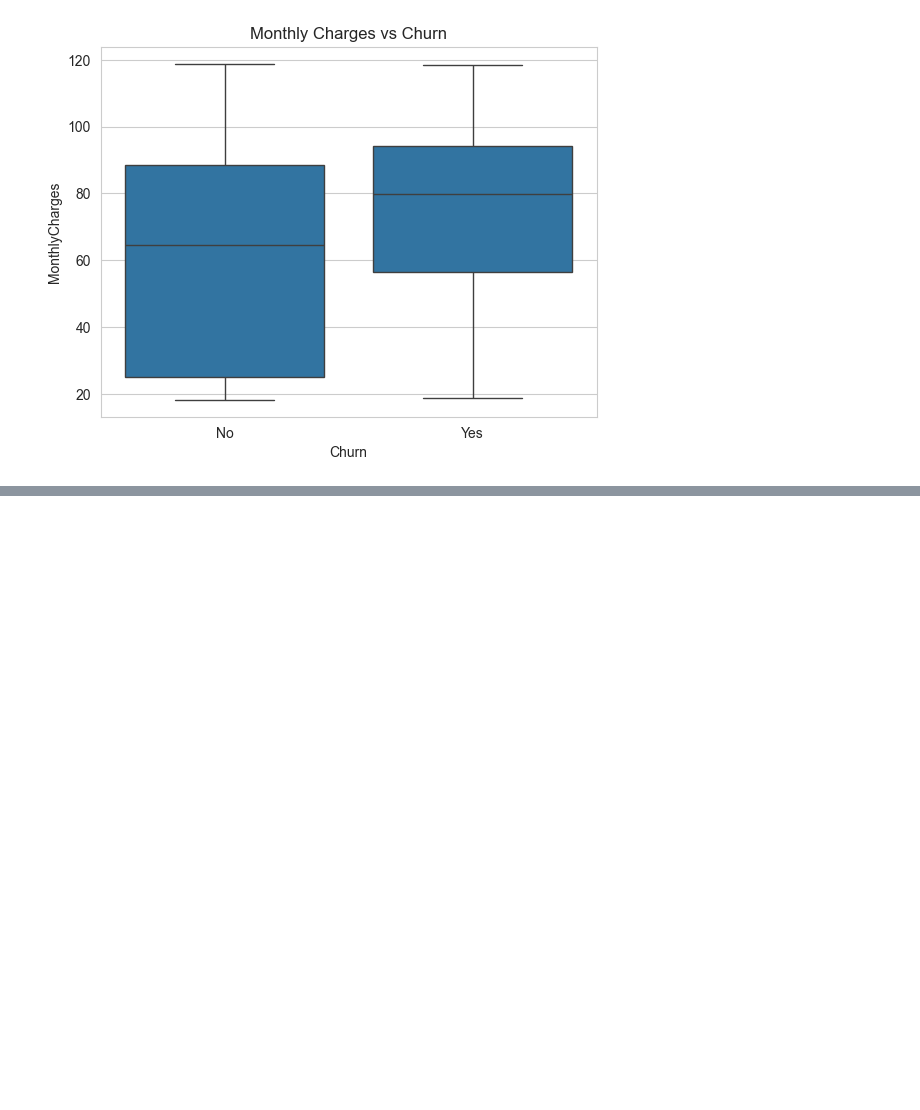
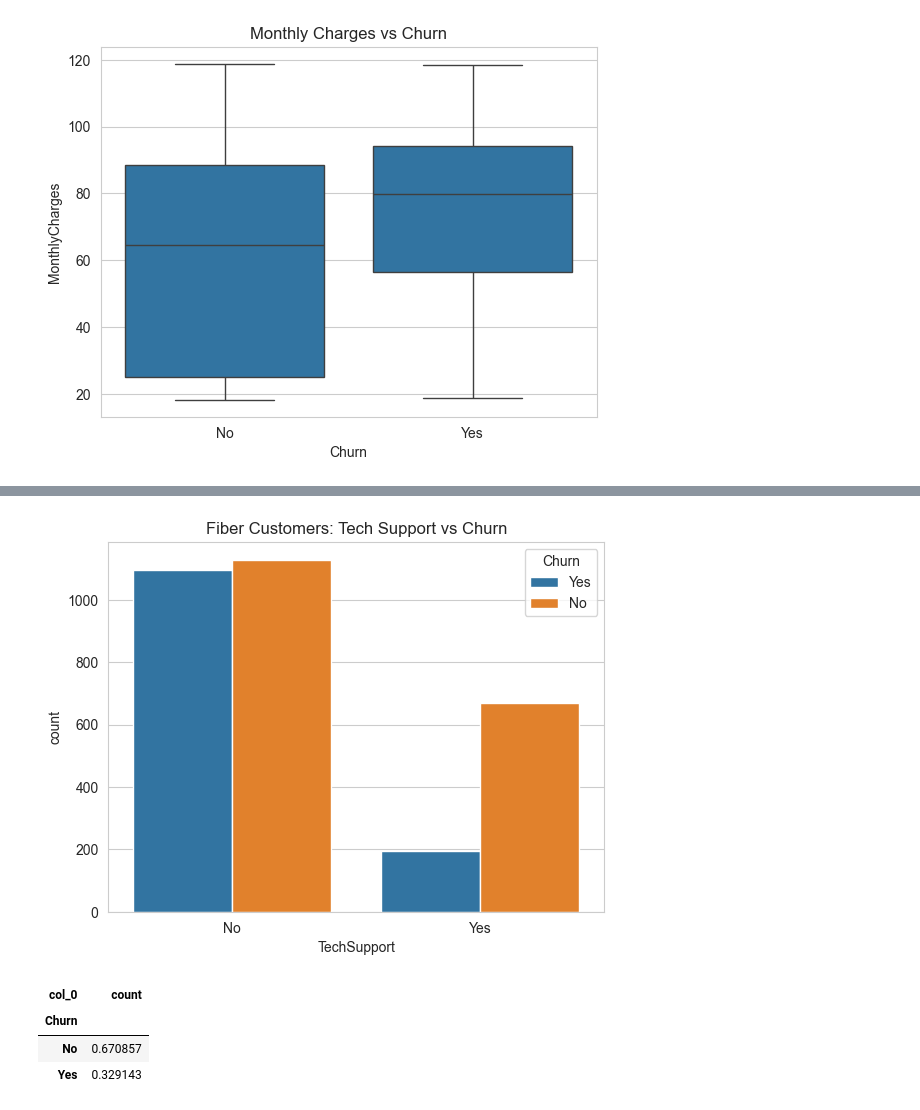
Before and after one commit to deekshitha9131/telecom_churn_analysis, a Jupyter notebook: notebooks/03_eda.ipynb, the cells around one changed output, grey strips where cells are left out. Saved outputs shown, nothing was run; the diff lists cells and outputs as text; code cells hidden in the pictures; blank space fills up the shorter version.

```diff
--- a/notebooks/03_eda.ipynb
+++ b/notebooks/03_eda.ipynb
@@ -86,0 +172,21 @@ plt.show()
+# %%
+sns.countplot(x="TechSupport", hue="Churn", data=fiber_df)
+plt.title("Fiber Customers: Tech Support vs Churn")
+plt.show()
+# %% [output]
+[figure, added]
+# %%
+high_value_threshold = df["MonthlyCharges"].quantile(0.75)
+
+high_value = df[df["MonthlyCharges"] > high_value_threshold]
+
+pd.crosstab(
+    high_value["Churn"],
+    columns="count",
+    normalize=True
+)
+# %% [output]
+| col_0 | count |
+| Churn |  |
+| No | 0.670857 |
+| Yes | 0.329143 |
```
Also changed, not shown: parts of 13 cells of this notebook, 10 other files.
